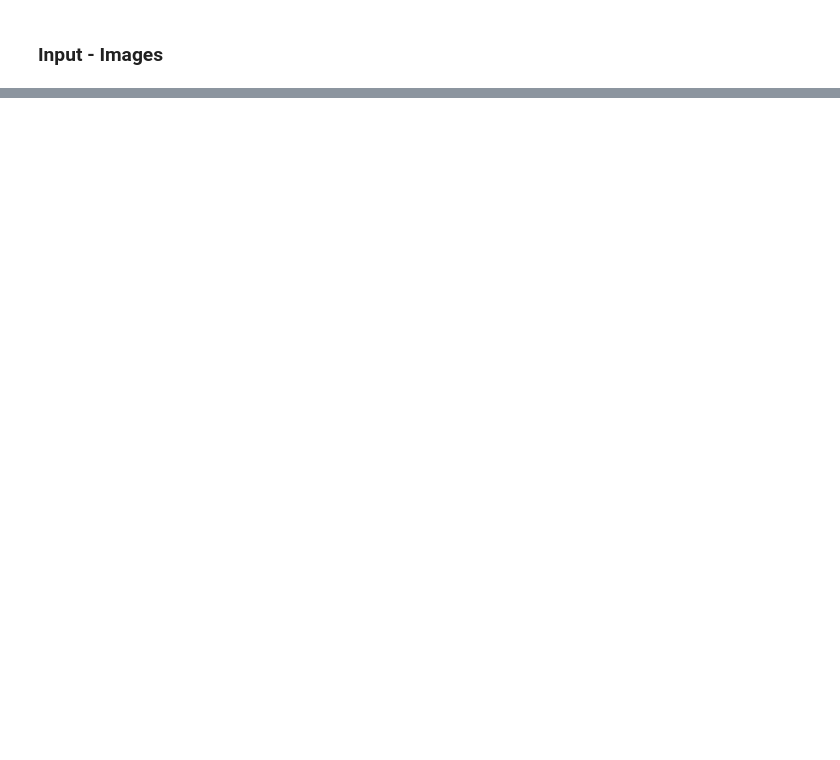
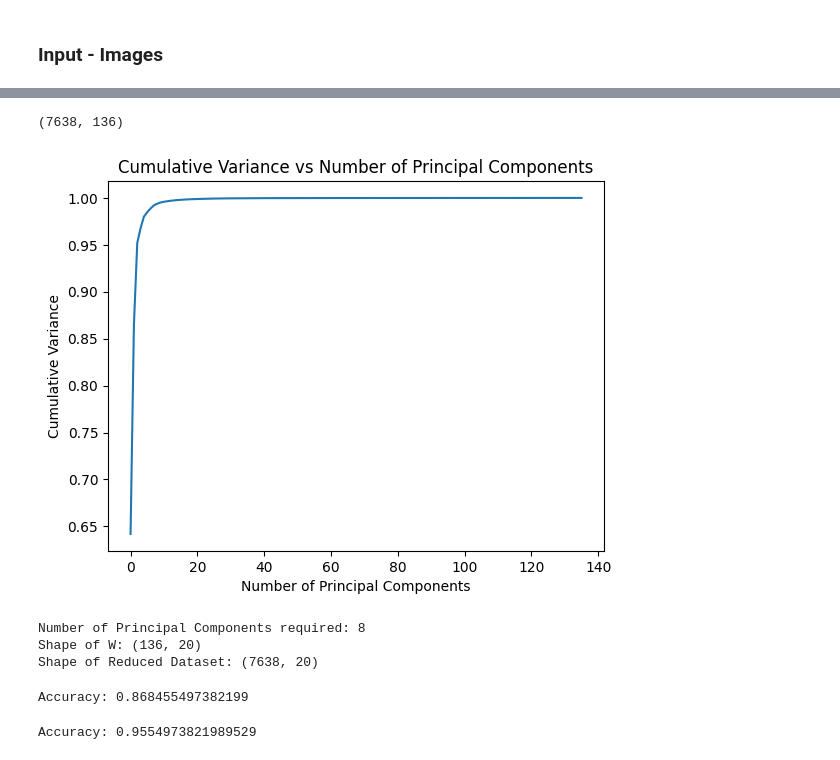
Before and after one commit to PranaavPrasad/PRML_Project, a Jupyter notebook: gender.ipynb, the cells around one changed output, grey strips where cells are left out. Saved outputs shown, nothing was run; the diff lists cells and outputs as text; code cells hidden in the pictures; blank space fills up the shorter version.

```diff
--- a/gender.ipynb
+++ b/gender.ipynb
@@ -43,0 +55,8 @@ with open('custom_dataset_with_images.pkl', 'rb') as f:
+# %%
+# Load face detector and landmark predictor
+detector = dlib.get_frontal_face_detector()
+predictor = dlib.shape_predictor("shape_predictor_68_face_landmarks.dat")
+# %%
+temp = pd.DataFrame()
+# %%
+labels = []
@@ -43,0 +124,65 @@ with open('custom_dataset_with_images.pkl', 'rb') as f:
+# %%
+temp.shape
+# %% [output]
+(7638, 136)
+# %%
+def PCA(dataset):
+    mean = np.mean(dataset, axis=0)
+    z = dataset - mean
+    cov_matrix = (1/len(dataset)) * (z.T).dot(z)
+    eig_values, eig_vectors = np.linalg.eig(cov_matrix)
+    eig_pairs = [(eig_values[i], eig_vectors[:,i]) for i in range(len(eig_values))]
+    eig_pairs.sort(key=lambda x: x[0], reverse=True)
+
+    sorted_eigvalues = [eig_pairs[i][0] for i in range(len(eig_values))]
+    sorted_eigvectors = np.array([eig_pairs[i][1] for i in range(len(eig_values))])
+
+    cumulative_variance = np.cumsum(sorted_eigvalues) / np.sum(sorted_eigvalues)
+    plt.plot(cumulative_variance)
+    plt.xlabel('Number of Principal Components')
+    plt.ylabel('Cumulative Variance')
+    plt.title('Cumulative Variance vs Number of Principal Components')
+    plt.show()
+
+    n_components = np.argmax(cumulative_variance > 0.99) + 1
+
+    print('Number of Principal Components required:', n_components)
+
+    W = sorted_eigvectors[:, :20]
+    print('Shape of W:', W.shape)
+
+    dataset_pca = z.dot(W)
+    print('Shape of Reduced Dataset:', dataset_pca.shape)
+    return W, dataset_pca, mean
+# %%
+W, dataset_reduced, mean = PCA(np.array(temp))
+# %% [output]
+[figure, added]
+Number of Principal Components required: 8
+Shape of W: (136, 20)
+Shape of Reduced Dataset: (7638, 20)
+# %%
+# perform svm on the reduced dataset and labels
+
+X_train, X_test, y_train, y_test = train_test_split(dataset_reduced, labels, test_size=0.2, random_state=42)
+
+clf = SVC(kernel='linear')
+clf.fit(X_train, y_train)
+
+y_pred = clf.predict(X_test)
+accuracy = accuracy_score(y_test, y_pred)
+print('Accuracy:', accuracy)
+# %% [output]
+Accuracy: 0.868455497382199
+# %%
+# perform svm on the original dataset and labels
+X_train, X_test, y_train, y_test = train_test_split(temp, labels, test_size=0.2, random_state=42)
+
+clf = SVC(kernel='linear')
+clf.fit(X_train, y_train)
+
+y_pred = clf.predict(X_test)
+accuracy = accuracy_score(y_test, y_pred)
+print('Accuracy:', accuracy)
+# %% [output]
+Accuracy: 0.9554973821989529
```
Also changed, not shown: parts of 14 cells of this notebook, 2 other files.
